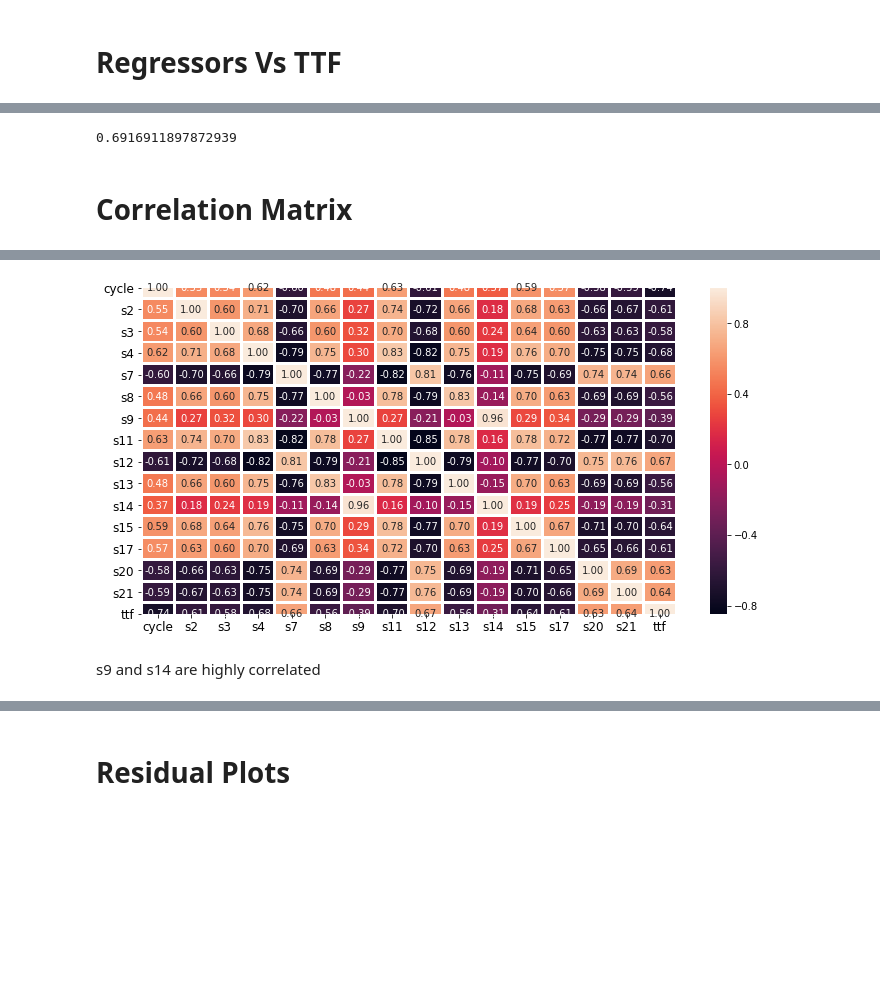
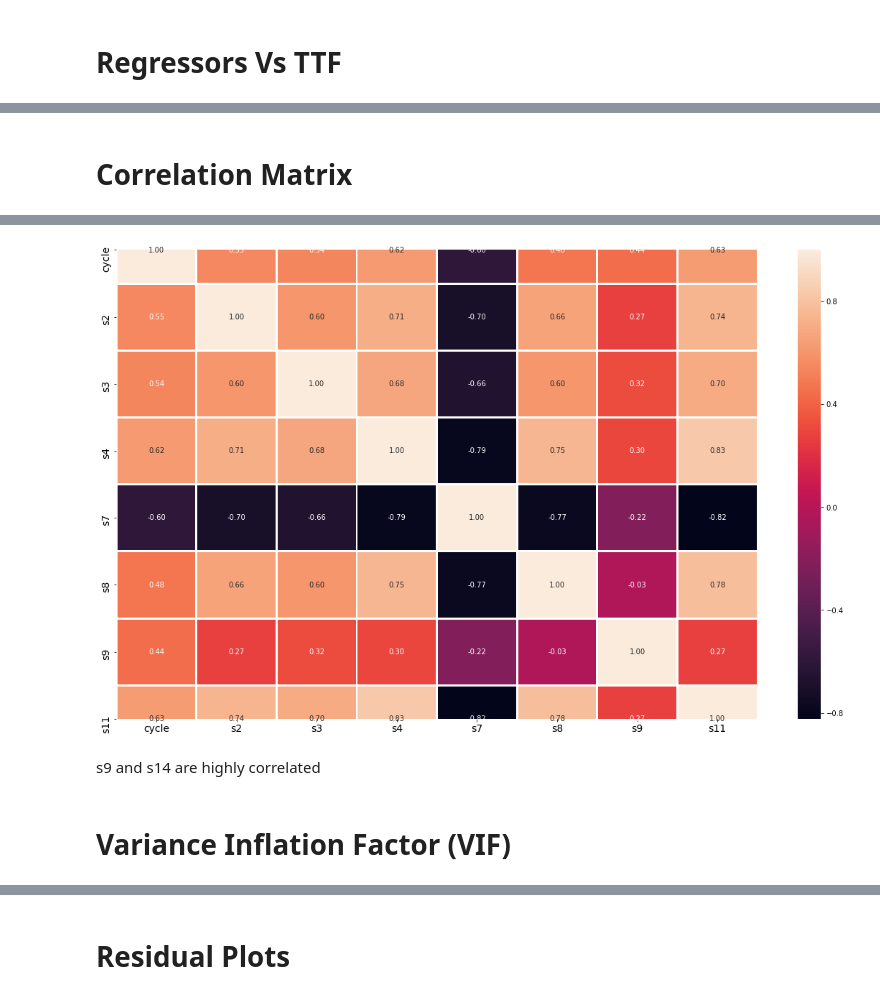
Before and after one commit to MySachin2/PredictiveMaintenance, a Jupyter notebook: Predictive_Maintenance_ML_Project.ipynb, the cells around one changed output, grey strips where cells are left out. Cells and saved outputs as stored; diff of their text form; code cells hidden in the pictures; blank space fills up the shorter version.

```diff
--- a/Predictive_Maintenance_ML_Project.ipynb
+++ b/Predictive_Maintenance_ML_Project.ipynb
@@ -302,2 +293,3 @@ for c in df.columns[1:-1]:
 # %%
-df.drop(['setting1', 'setting2', 'setting3'], axis=1,inplace=True)
+df.drop(['id','setting1', 'setting2', 'setting3'], axis=1,inplace=True)
+df.columns
@@ -400,13 +300,9 @@ strong multicollinearity or other numerical problems.
-# %%
-est.rsquared
-# %% [output]
-0.6916911897872939
 # %% [markdown]
 # Correlation Matrix
 # %%
 from statsmodels.graphics.correlation import plot_corr
 # %%
-corr = df.drop('id', 1).corr()
+corr = df.corr()
 corr
 # %% [output]
 |  | cycle | s2 | s3 | s4 | s7 | s8 | s9 | s11 | s12 | s13 | s14 | ... |
@@ -427,13 +323,13 @@ corr
 | s21 | -0.585923 | -0.668050 | -0.633901 | -0.745193 | 0.737447 | -0.688840 | -0.292795 | -0.772554 | 0.756263 | -0.688948 | -0.192415 | ... |
 | ttf | -0.736241 | -0.606484 | -0.584520 | -0.678948 | 0.657223 | -0.563968 | -0.390102 | -0.696228 | 0.671983 | -0.562569 | -0.306769 | ... |
 # %%
-fig, ax = plt.subplots(figsize=(12, 6))
-sns.heatmap(corr, annot=True, fmt='0.2f', linewidths=2)
-plt.xticks(size=12)
-plt.yticks(size=12)
+fig, ax = plt.subplots(figsize=(20, 12))
+sns.heatmap(corr.iloc[:8,:8], annot=True, fmt='0.2f', linewidths=2)
+plt.xticks(size=14)
+plt.yticks(size=14)
 plt.show()
 # %% [output]
-[figure, old version]
+[figure, new version]
 # %% [markdown]
 s9 and s14 are highly correlated
 # %%
@@ -454,0 +337,2 @@ def set_train_test_data():
+# %% [markdown]
+# Variance Inflation Factor (VIF)
```
Also changed, not shown: parts of 107 cells of this notebook.
